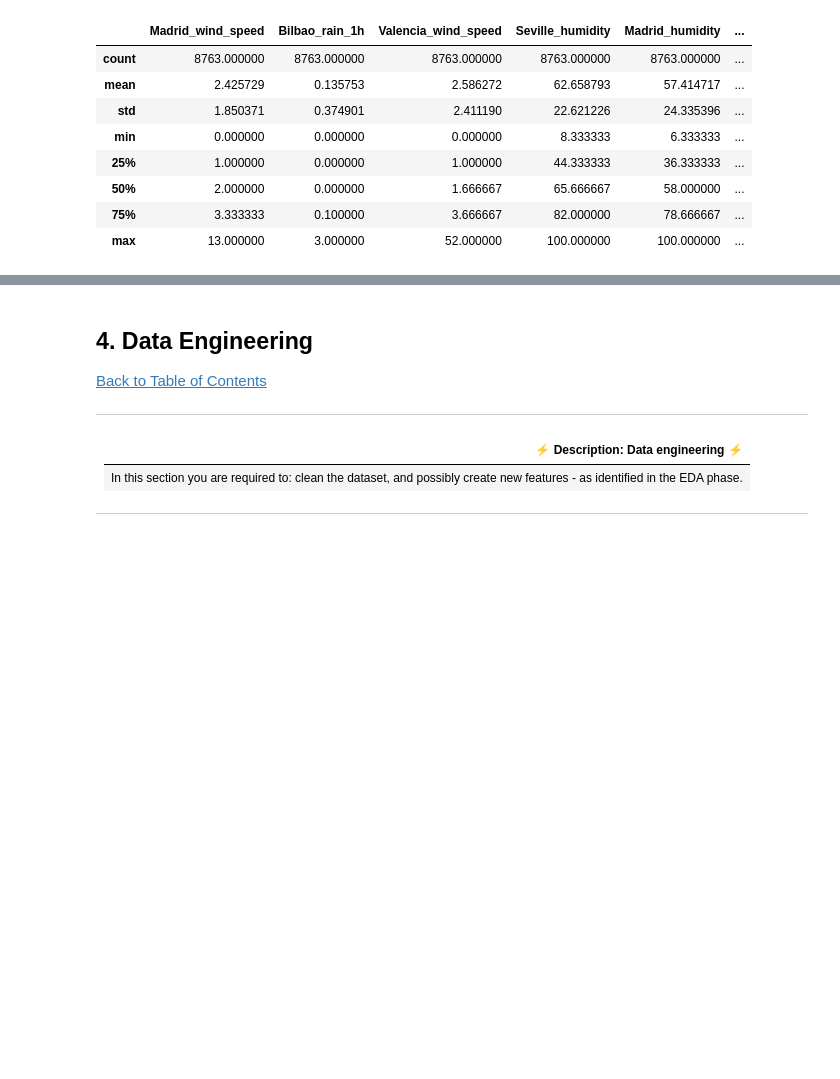
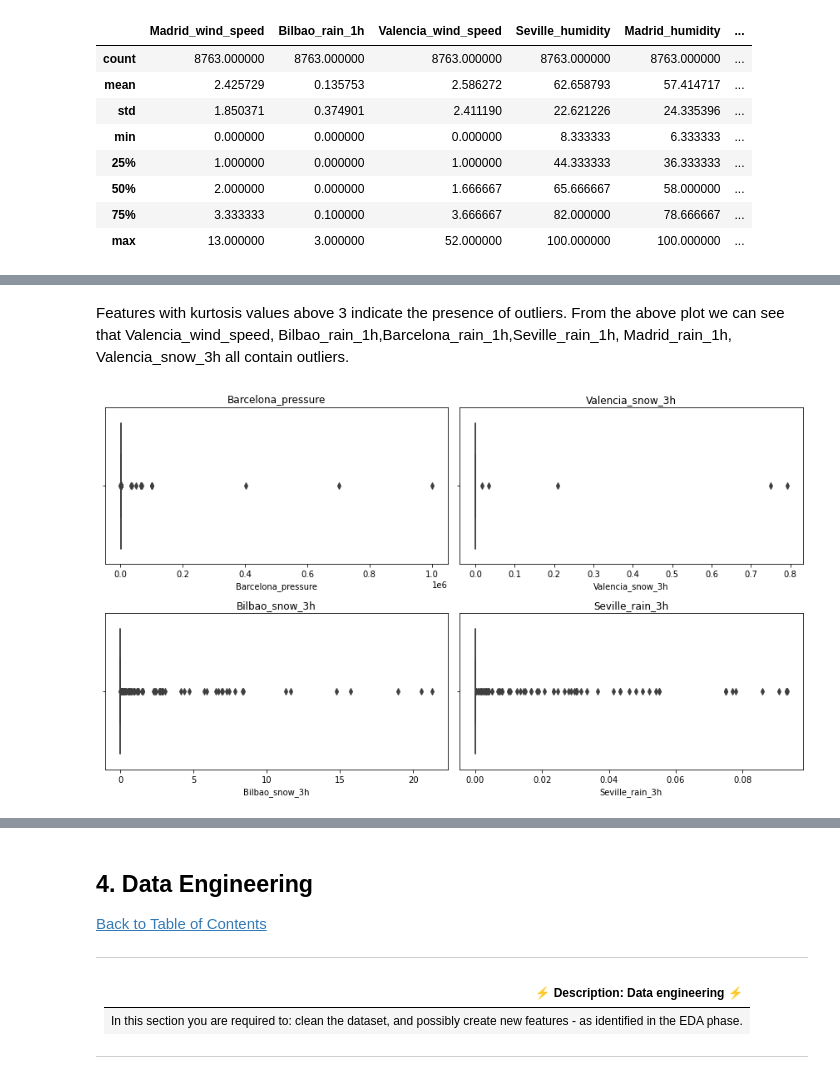
Before and after one commit to manlikesolomon/-RR12-Machine-Learning, a Jupyter notebook: starter-notebook.ipynb, the cells around one changed output, grey strips where cells are left out. Cells and saved outputs as stored; diff of their text form; code cells hidden in the pictures; blank space fills up the shorter version.

```diff
--- a/starter-notebook.ipynb
+++ b/starter-notebook.ipynb
@@ -237,0 +184,4 @@ NumExpr defaulting to 8 threads.
+# %%
+# changing the datatype of the time column to datetime
+train_data['time'] = pd.to_datetime(train_data['time'])
+test_data['time'] = pd.to_datetime(test_data['time'])
@@ -237,0 +210,16 @@ NumExpr defaulting to 8 threads.
+# %% [markdown]
+Features with kurtosis values above 3 indicate the presence of outliers. From the above plot we can see that Valencia_wind_speed, Bilbao_rain_1h,Barcelona_rain_1h,Seville_rain_1h, Madrid_rain_1h, Valencia_snow_3h  all contain outliers.
+# %%
+# using a box plot to visualize outliers
+fig, axes = plt.subplots(nrows=2, ncols=2, figsize=(12, 7))
+sns.boxplot(x='Barcelona_pressure',data=train_data,ax=axes[0,0])
+axes[0,0].set_title('Barcelona_pressure')
+sns.boxplot(x='Valencia_snow_3h',data=train_data,ax=axes[0,1])
+axes[0,1].set_title('Valencia_snow_3h')
+sns.boxplot(x='Bilbao_snow_3h',data=train_data,ax=axes[1,0])
+axes[1,0].set_title('Bilbao_snow_3h')
+sns.boxplot(x='Seville_rain_3h',data=train_data,ax=axes[1,1])
+axes[1,1].set_title('Seville_rain_3h')
+plt.tight_layout();
+# %% [output]
+[figure, added]
```
Also changed, not shown: parts of 62 cells of this notebook.
